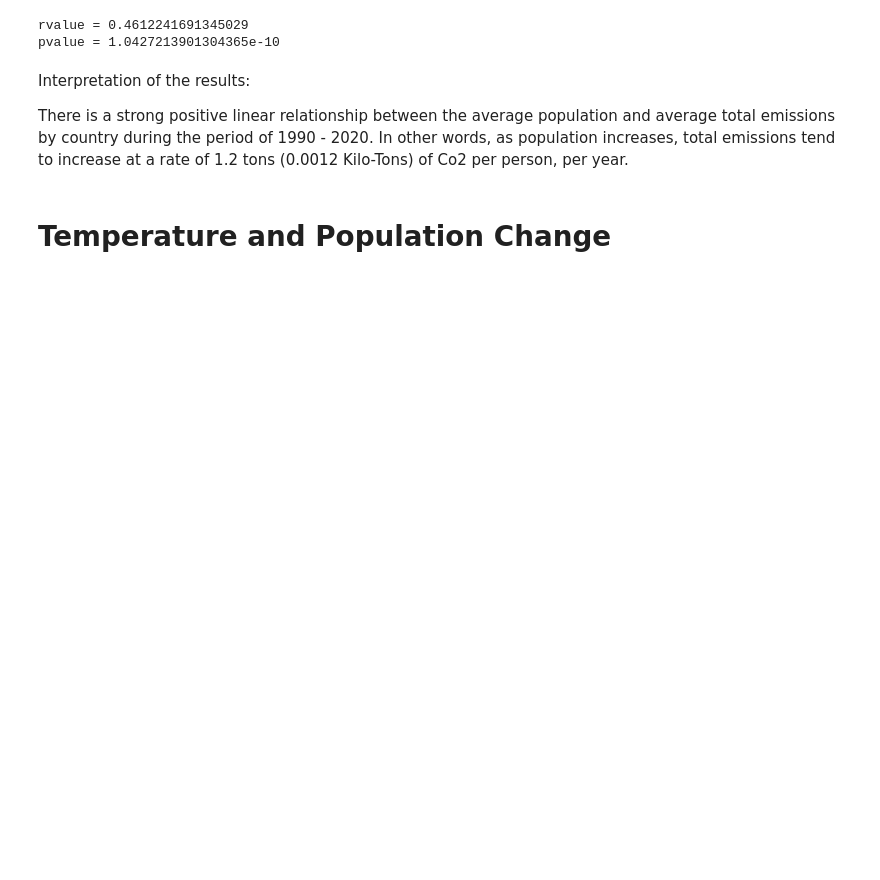
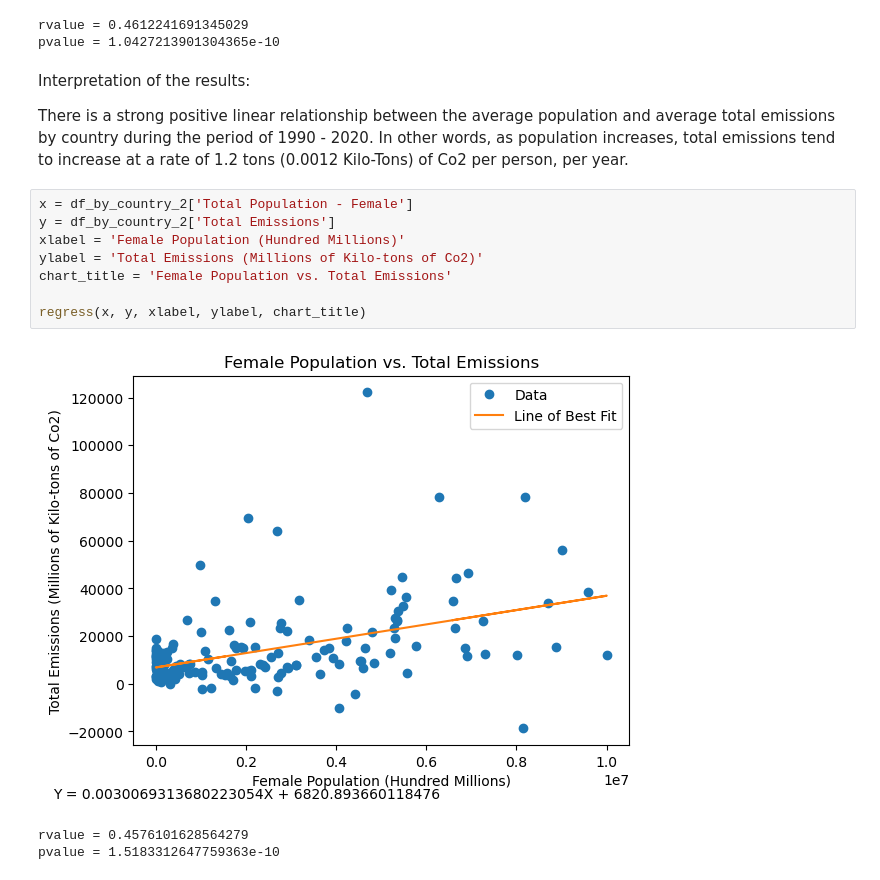
Before and after one commit to dpinsky1/Cancer, a Jupyter notebook: nathaniel.ipynb, the cells around one changed output. Cells and saved outputs as stored; diff of their text form; blank space fills up the shorter version.

```diff
--- a/nathaniel.ipynb
+++ b/nathaniel.ipynb
@@ -116,6 +118,16 @@ pvalue = 1.0427213901304365e-10
 Interpretation of the results:
 
 There is a strong positive linear relationship between the average population and average total emissions by country during the period of 1990 - 2020. In other words, as population increases, total emissions tend to increase at a rate of 1.2 tons (0.0012 Kilo-Tons) of Co2 per person, per year.
-# %% [markdown]
-# Temperature and Population Change
+# %%
+x = df_by_country_2['Total Population - Female']
+y = df_by_country_2['Total Emissions']
+xlabel = 'Female Population (Hundred Millions)'
+ylabel = 'Total Emissions (Millions of Kilo-tons of Co2)'
+chart_title = 'Female Population vs. Total Emissions'
+
+regress(x, y, xlabel, ylabel, chart_title)
+# %% [output]
+[figure, added]
+rvalue = 0.4576101628564279
+pvalue = 1.5183312647759363e-10
 # %%
```
Also changed, not shown: parts of 9 cells of this notebook, 2 other files.
